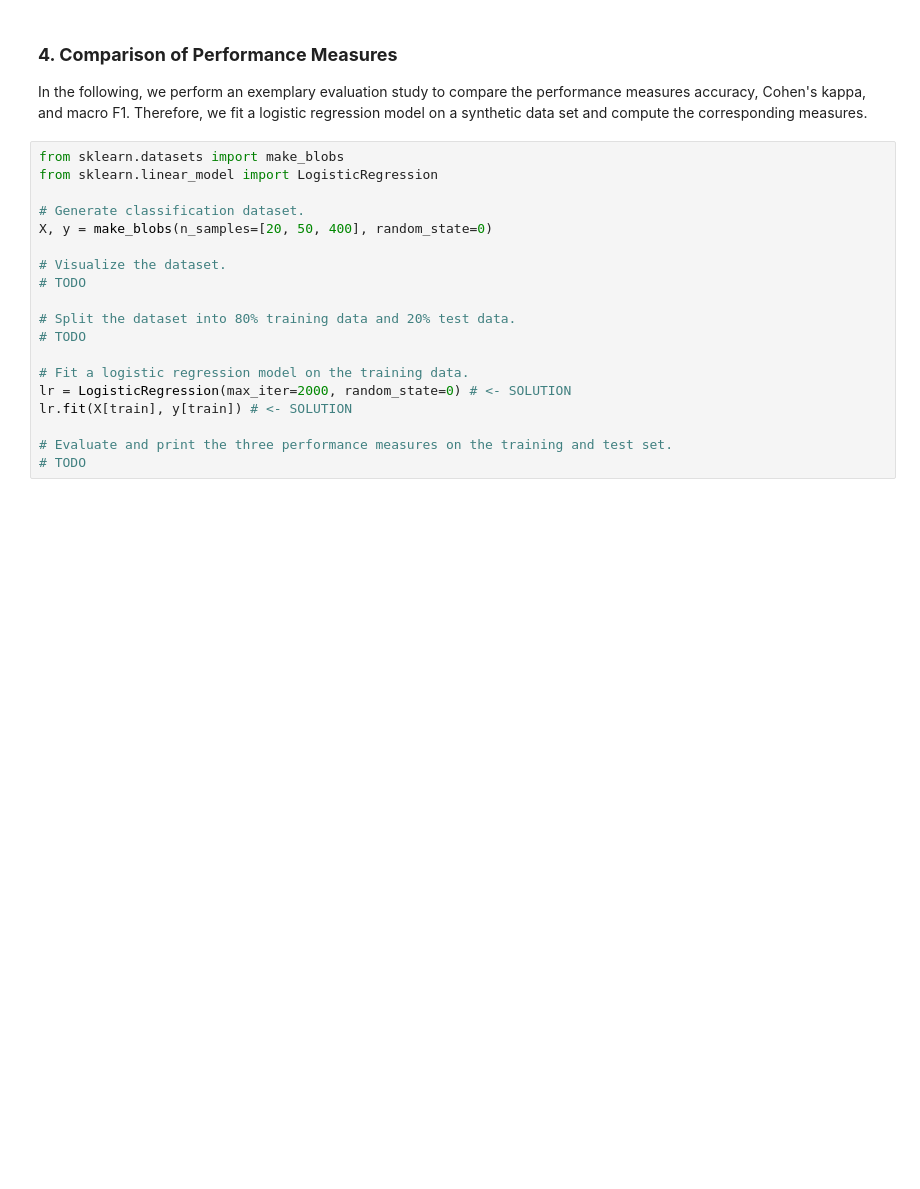
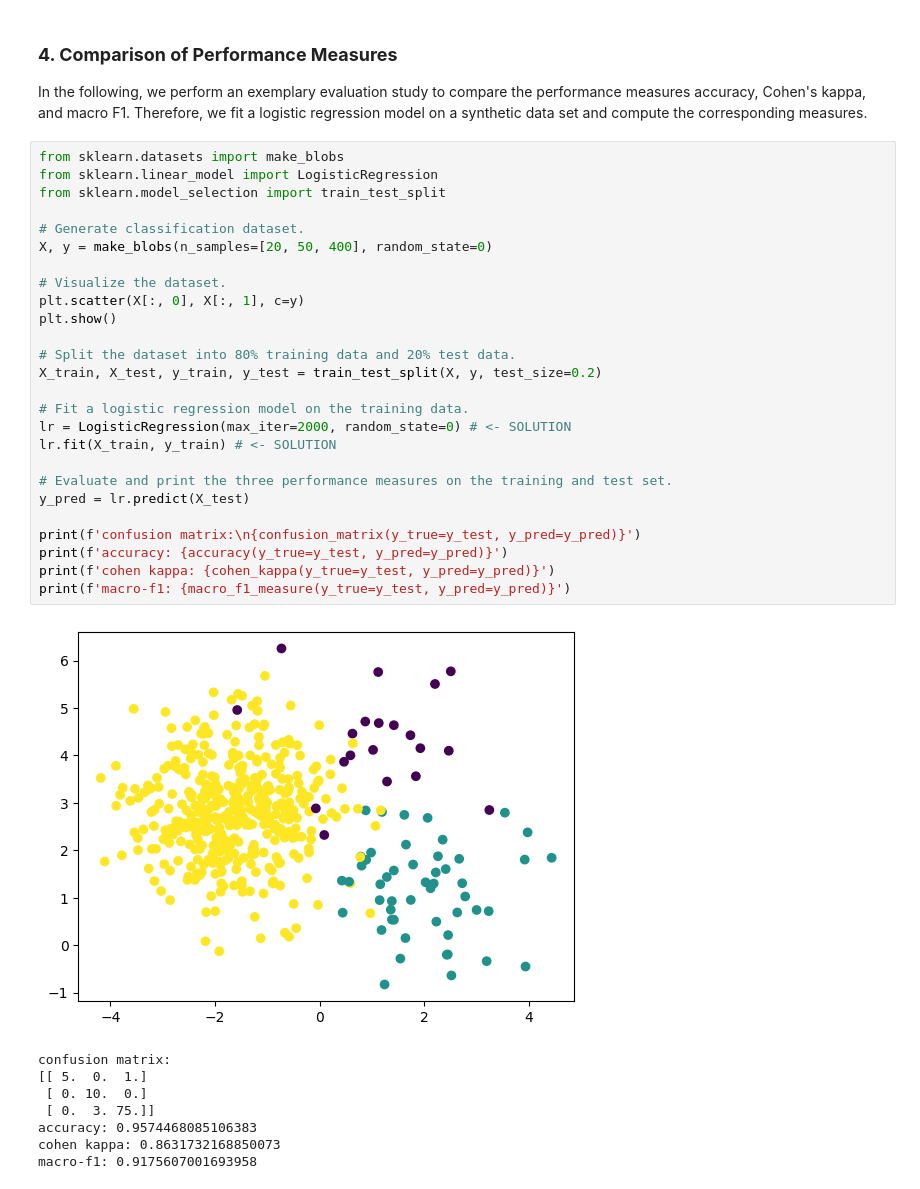
Before and after one commit to aalbayrak394/E2ML, a Jupyter notebook: notebooks/08_performance_measures_I.ipynb, the cells around one changed output. Drawn from its saved outputs; the diff is of its cells as text; blank space fills up the shorter version.

```diff
--- a/notebooks/08_performance_measures_I.ipynb
+++ b/notebooks/08_performance_measures_I.ipynb
@@ -152,19 +177,35 @@ In the following, we perform an exemplary evaluation study to compare the perfor
 # %%
 from sklearn.datasets import make_blobs
 from sklearn.linear_model import LogisticRegression
+from sklearn.model_selection import train_test_split
 
 # Generate classification dataset.
 X, y = make_blobs(n_samples=[20, 50, 400], random_state=0)
 
 # Visualize the dataset.
-# TODO
+plt.scatter(X[:, 0], X[:, 1], c=y)
+plt.show()
 
 # Split the dataset into 80% training data and 20% test data.
-# TODO
+X_train, X_test, y_train, y_test = train_test_split(X, y, test_size=0.2)
 
 # Fit a logistic regression model on the training data.
 lr = LogisticRegression(max_iter=2000, random_state=0) # <- SOLUTION
-lr.fit(X[train], y[train]) # <- SOLUTION
+lr.fit(X_train, y_train) # <- SOLUTION
 
 # Evaluate and print the three performance measures on the training and test set.
-# TODO
+y_pred = lr.predict(X_test)
+
+print(f'confusion matrix:\n{confusion_matrix(y_true=y_test, y_pred=y_pred)}')
+print(f'accuracy: {accuracy(y_true=y_test, y_pred=y_pred)}')
+print(f'cohen kappa: {cohen_kappa(y_true=y_test, y_pred=y_pred)}')
+print(f'macro-f1: {macro_f1_measure(y_true=y_test, y_pred=y_pred)}')
+# %% [output]
+[figure, added]
+confusion matrix:
+[[ 5.  0.  1.]
+ [ 0. 10.  0.]
+ [ 0.  3. 75.]]
+accuracy: 0.9574468085106383
+cohen kappa: 0.8631732168850073
+macro-f1: 0.9175607001693958
```
Also changed, not shown: parts of 7 cells of this notebook, 1 other file.
